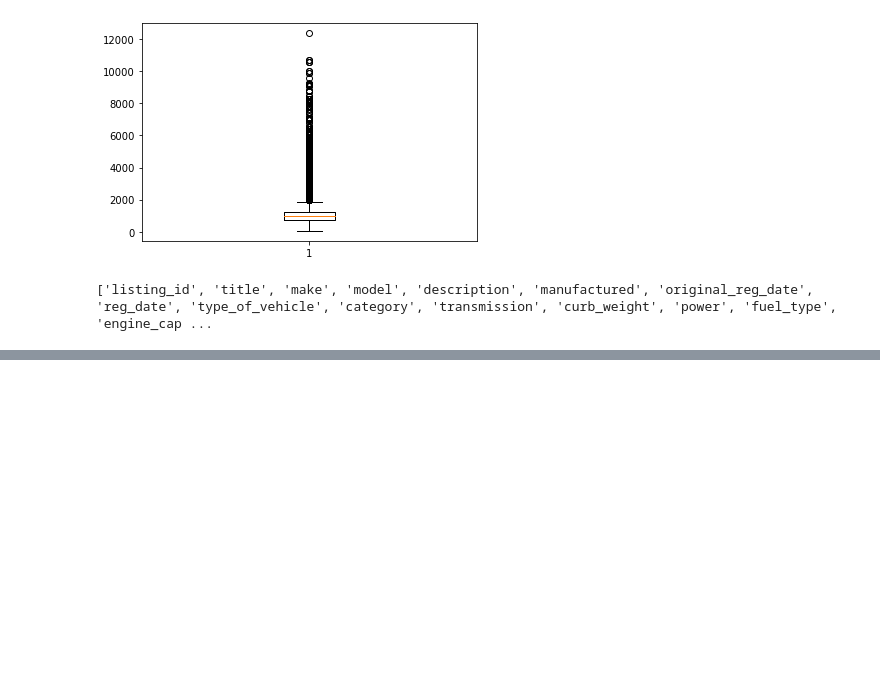
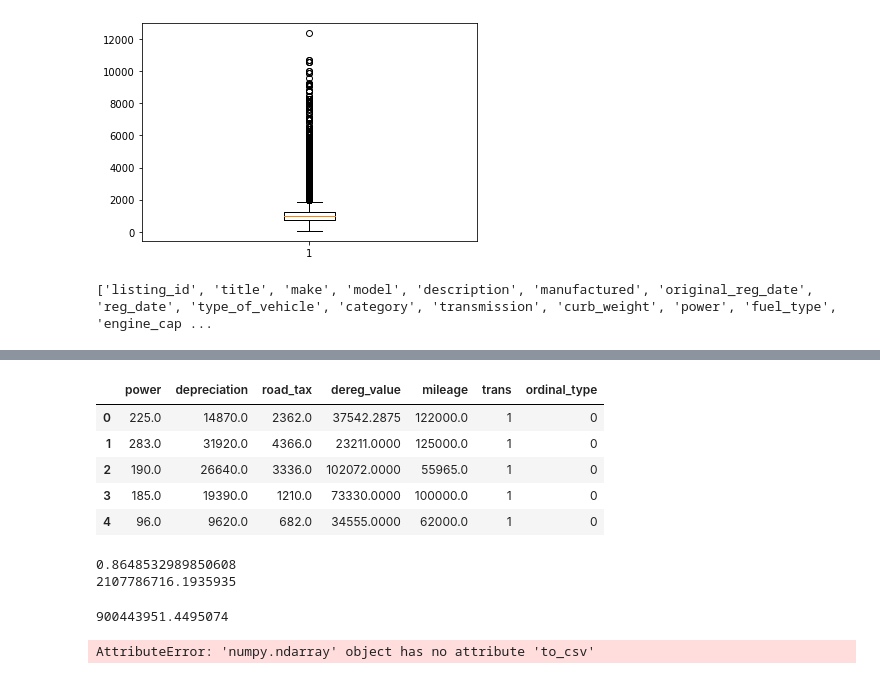
Before and after one commit to WendyBaiYunwei/CS5228-project, a Jupyter notebook: train-data-cleaning.ipynb, the cells around one changed output, grey strips where cells are left out. Drawn from its saved outputs; the diff is of its cells as text; code cells hidden in the pictures; blank space fills up the shorter version.

```diff
--- a/train-data-cleaning.ipynb
+++ b/train-data-cleaning.ipynb
@@ -381,0 +401,2 @@ df.to_csv('numerical_cleaned.csv')
+# %%
+df = pd.read_csv('./test_num_cleaned.csv')
@@ -381,0 +441,12 @@ df.to_csv('numerical_cleaned.csv')
+# %%
+# drop irrelevant
+df = df.drop(columns = ['features', 'category', 'type_of_vehicle', 'description', 'model', 'make', 'title', 'transmission', 'fuel_type', 'Unnamed: 0'])
+# %%
+df.head()
+# %% [output]
+|  | power | depreciation | road_tax | dereg_value | mileage | trans | ordinal_type |
+| 0 | 225.0 | 14870.0 | 2362.0 | 37542.2875 | 122000.0 | 1 | 0 |
+| 1 | 283.0 | 31920.0 | 4366.0 | 23211.0000 | 125000.0 | 1 | 0 |
+| 2 | 190.0 | 26640.0 | 3336.0 | 102072.0000 | 55965.0 | 1 | 0 |
+| 3 | 185.0 | 19390.0 | 1210.0 | 73330.0000 | 100000.0 | 1 | 0 |
+| 4 | 96.0 | 9620.0 | 682.0 | 34555.0000 | 62000.0 | 1 | 0 |
@@ -381,0 +460,10 @@ df.to_csv('numerical_cleaned.csv')
+# %%
+from sklearn.metrics import mean_squared_error
+reg = LinearRegression().fit(X_train, y_train)
+print(reg.score(X_train, y_train))
+y_pred = reg.predict(X_test)
+mse=mean_squared_error(y_test, y_pred)
+print(mse)
+# %% [output]
+0.8648532989850608
+2107786716.1935935
@@ -381,0 +474,10 @@ df.to_csv('numerical_cleaned.csv')
+# %%
+y_pred = model.predict(X_test)
+mse=mean_squared_error(y_test, y_pred)
+print(mse)
+# %% [output]
+900443951.4495074
+# %%
+model.fit(X, y)
+# %% [output]
+AttributeError: 'numpy.ndarray' object has no attribute 'to_csv'
```
Also changed, not shown: parts of 27 cells of this notebook, 2 other files.
